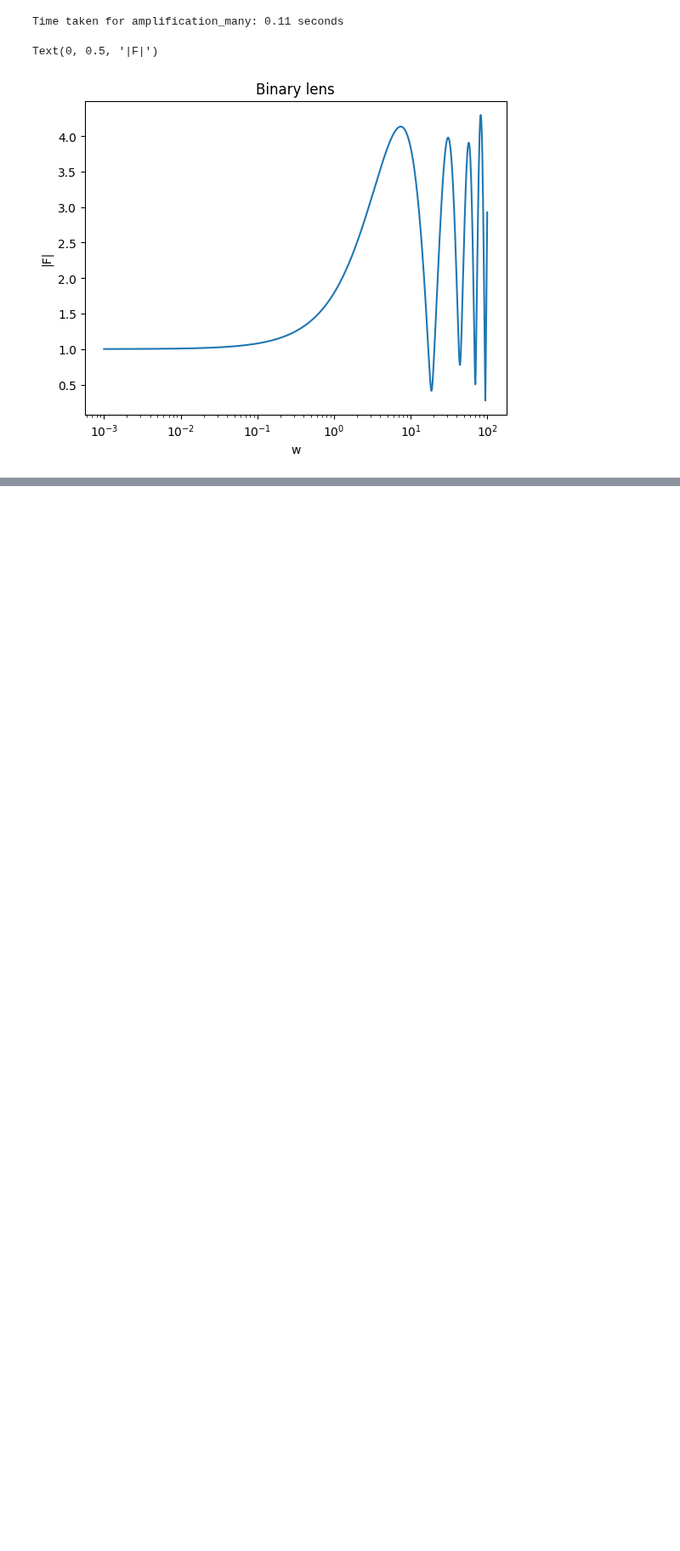
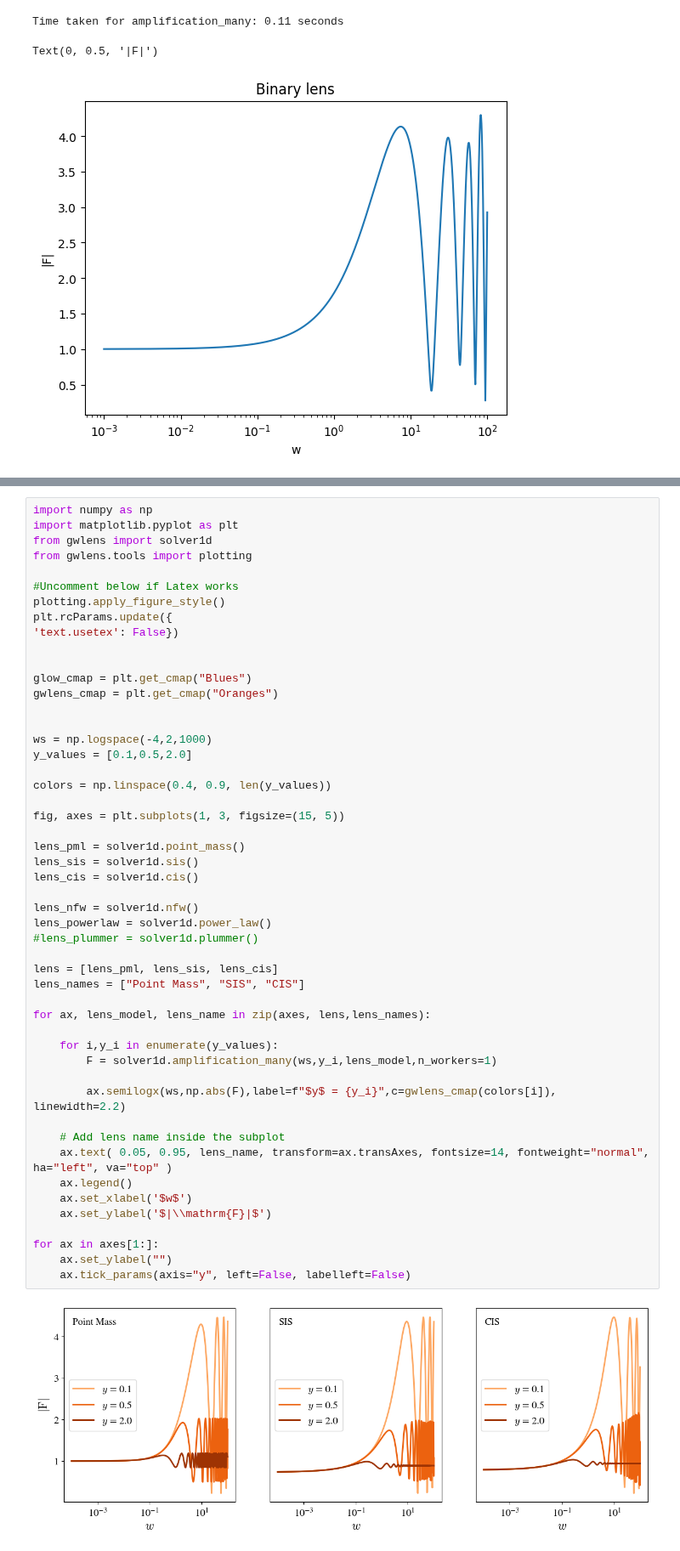
Before and after one commit to hsreekanth15/GWLENS, a Jupyter notebook: examples/solver/solver2d.ipynb, the cells around one changed output, grey strips where cells are left out. Shown at 85% size. Drawn from its saved outputs; the diff is of its cells as text; blank space fills up the shorter version.

```diff
--- a/examples/solver/solver2d.ipynb
+++ b/examples/solver/solver2d.ipynb
@@ -263,0 +344,52 @@ Text(0, 0.5, '|F|')
+# %%
+import numpy as np
+import matplotlib.pyplot as plt
+from gwlens import solver1d
+from gwlens.tools import plotting
+
+#Uncomment below if Latex works
+plotting.apply_figure_style()
+plt.rcParams.update({
+'text.usetex': False})
+
+
+glow_cmap = plt.get_cmap("Blues")
+gwlens_cmap = plt.get_cmap("Oranges")
+
+
+ws = np.logspace(-4,2,1000)
+y_values = [0.1,0.5,2.0]
+
+colors = np.linspace(0.4, 0.9, len(y_values))
+
+fig, axes = plt.subplots(1, 3, figsize=(15, 5))
+
+lens_pml = solver1d.point_mass()
+lens_sis = solver1d.sis()
+lens_cis = solver1d.cis()
+
+lens_nfw = solver1d.nfw()
+lens_powerlaw = solver1d.power_law()
+#lens_plummer = solver1d.plummer()
+
+lens = [lens_pml, lens_sis, lens_cis]
+lens_names = ["Point Mass", "SIS", "CIS"]
+
+for ax, lens_model, lens_name in zip(axes, lens,lens_names):
+
+    for i,y_i in enumerate(y_values):
+        F = solver1d.amplification_many(ws,y_i,lens_model,n_workers=1)
+
+        ax.semilogx(ws,np.abs(F),label=f"$y$ = {y_i}",c=gwlens_cmap(colors[i]), linewidth=2.2)
+
+    # Add lens name inside the subplot
+    ax.text( 0.05, 0.95, lens_name, transform=ax.transAxes, fontsize=14, fontweight="normal", ha="left", va="top" )
+    ax.legend()
+    ax.set_xlabel('$w$')
+    ax.set_ylabel('$|\\mathrm{F}|$')
+
+for ax in axes[1:]:
+    ax.set_ylabel("")
+    ax.tick_params(axis="y", left=False, labelleft=False)
+# %% [output]
+[figure, added]
```
Also changed, not shown: parts of 7 cells of this notebook, 7 other files.
